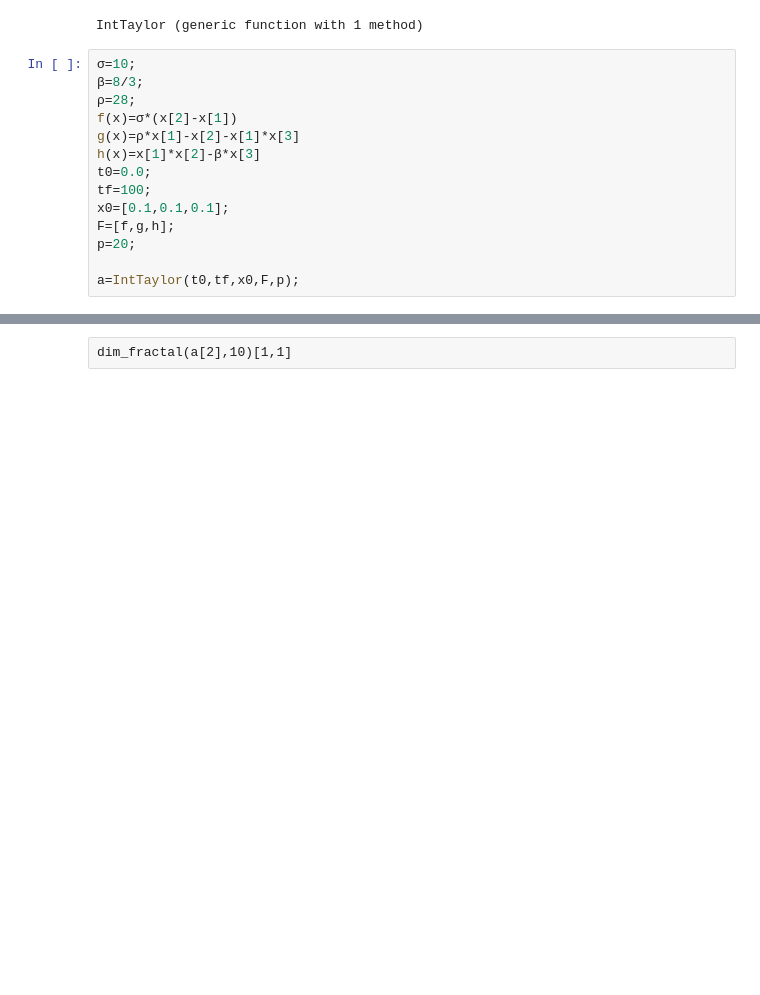
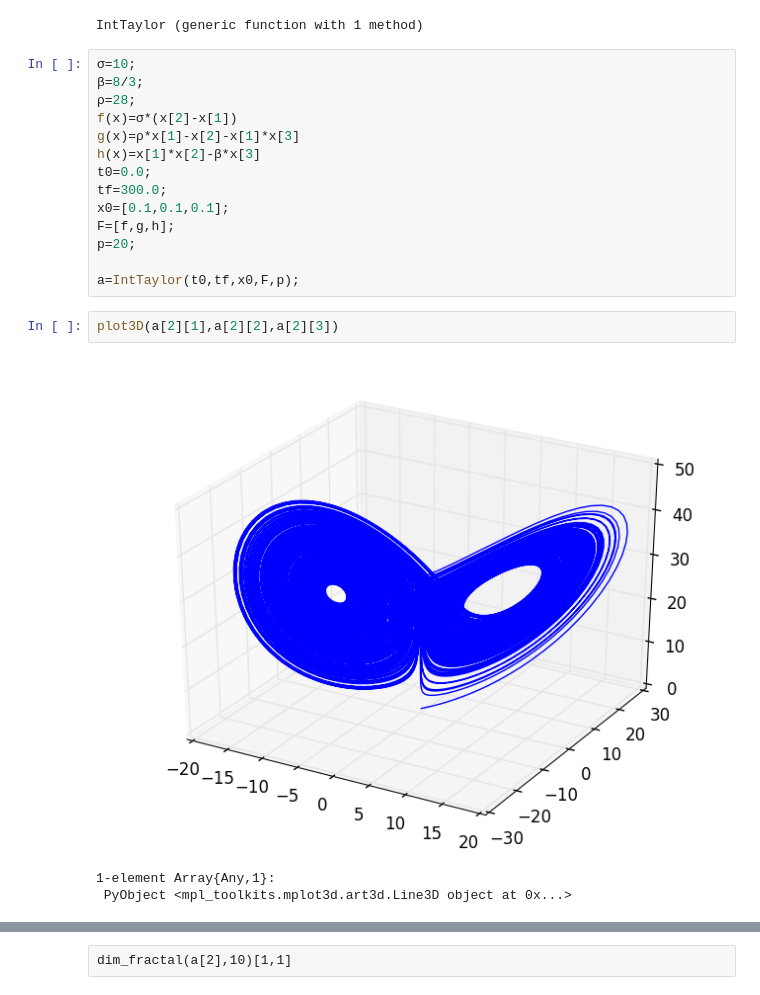
Before and after one commit to LuisArmandoPerez/Proyecto_Lorenz, a Jupyter notebook: Dimension fractal.ipynb, the cells around one changed output, grey strips where cells are left out. Saved outputs shown, nothing was run; the diff lists cells and outputs as text; blank space fills up the shorter version.

```diff
--- a/Dimension fractal.ipynb
+++ b/Dimension fractal.ipynb
@@ -76,10 +76,16 @@ f(x)=σ*(x[2]-x[1])
 g(x)=ρ*x[1]-x[2]-x[1]*x[3]
 h(x)=x[1]*x[2]-β*x[3]
 t0=0.0;
-tf=100;
+tf=300.0;
 x0=[0.1,0.1,0.1];
 F=[f,g,h];
 p=20;
 
 a=IntTaylor(t0,tf,x0,F,p);
+# %%
+plot3D(a[2][1],a[2][2],a[2][3])
+# %% [output]
+[figure, added]
+1-element Array{Any,1}:
+ PyObject <mpl_toolkits.mplot3d.art3d.Line3D object at 0x...>
 # %%
```
Also changed, not shown: parts of 12 cells of this notebook.
